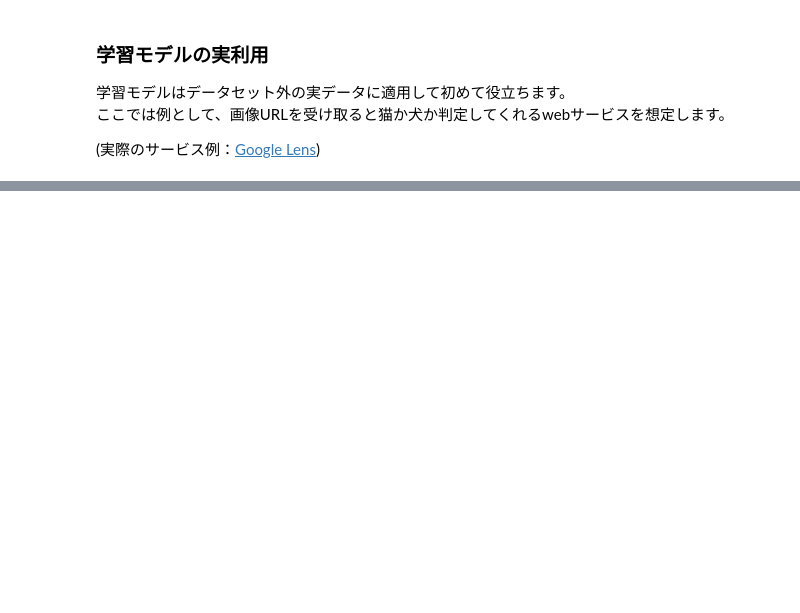
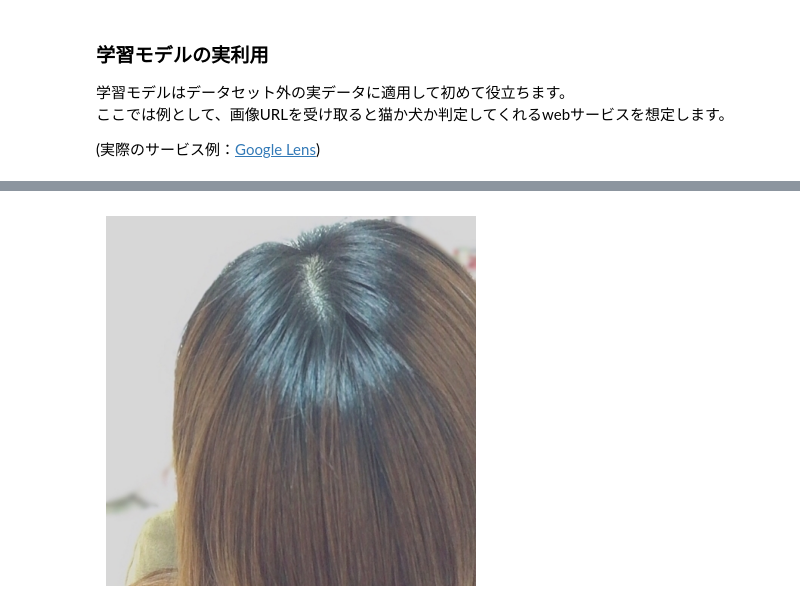
Before and after one commit to kaho-morisaki/kadai, a Jupyter notebook: kaminoke_classification.ipynb, the cells around one changed output, grey strips where cells are left out. Saved outputs shown, nothing was run; the diff lists cells and outputs as text; code cells hidden in the pictures; blank space fills up the shorter version.

```diff
--- a/kaminoke_classification.ipynb
+++ b/kaminoke_classification.ipynb
@@ -43,19 +40,19 @@ from icrawler.builtin import BingImageCrawler
 import logging
 
 n_img = 200
-class1_name = "cat"
-class1_keyword = "ねこ"
-class2_name = "dog"
-class2_keyword = "いぬ"
+class1_name = "kurokami"
+#class1_keyword = "ねこ"
+class2_name = "chapatu"
+#class2_keyword = "いぬ"
 
 # 猫の画像を取得
-crawler = BingImageCrawler(storage={"root_dir": class1_name}, log_level=logging.INFO, parser_threads=2, downloader_threads=4,)
-crawler.crawl(keyword=class1_keyword, max_num=n_img)  # 検索キーワードはひらがなの方がちゃんと動物が出る可能性が高い気がする
+#crawler = BingImageCrawler(storage={"root_dir": class1_name}, log_level=logging.INFO, parser_threads=2, downloader_threads=4,)
+#crawler.crawl(keyword=class1_keyword, max_num=n_img)  # 検索キーワードはひらがなの方がちゃんと動物が出る可能性が高い気がする
 
 # 犬の画像を取得
-crawler = BingImageCrawler(storage={"root_dir": class2_name}, log_level=logging.INFO, parser_threads=2, downloader_threads=4,)
-crawler.crawl(keyword=class2_keyword, max_num=n_img)
+#crawler = BingImageCrawler(storage={"root_dir": class2_name}, log_level=logging.INFO, parser_threads=2, downloader_threads=4,)
+#crawler.crawl(keyword=class2_keyword, max_num=n_img)
 
 # ダウンロード用のzipファイル生成
-!zip -r $class1_name $class1_name
-!zip -r $class2_name $class2_name
+#!zip -r $class1_name $class1_name
+#!zip -r $class2_name $class2_name
@@ -419,9 +465,9 @@ import cv2u
 # %%
-#@title 犬猫画像判定サービス { run: "auto", vertical-output: true }
+#@title 黒髪茶画像判定サービス { run: "auto", vertical-output: true }
 
-labels = {0: 'ネコ', 1: 'イヌ'}
+labels = {0: '黒', 1: '茶'}
 
-URL = '' #@param {type:"string"}
+URL = 'https://img2.mypl.net/image.php?id=2033028&p=shopn&s=490_740&op=' #@param {type:"string"}
 try:
   img = cv2u.urlread(URL)
 except ValueError:
@@ -442,3 +488,4 @@ else:
   plt.imshow(img[..., ::-1])
   plt.axis("off")
   plt.show()
+# %% [output]
@@ -445,3 +494,4 @@ else:
+[figure, added]
 # %% [markdown]
 ### より良い精度を目指して
 
```
Also changed, not shown: parts of 18 cells of this notebook.
